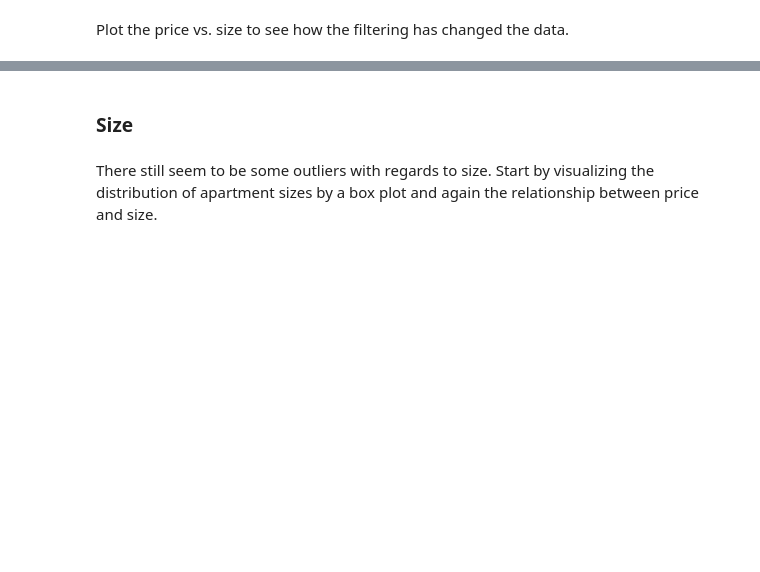
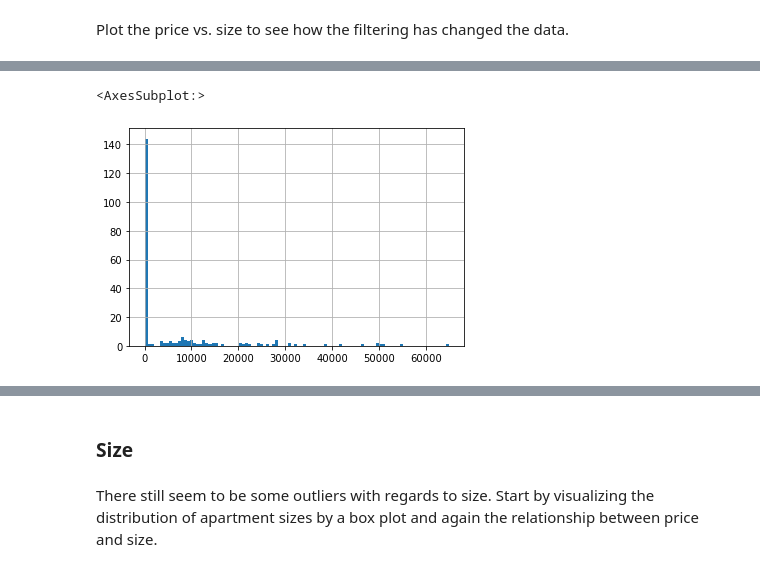
Before and after one commit to MartinJHallberg/BoligaData, a Jupyter notebook: BoligaDataPrep.ipynb, the cells around one changed output, grey strips where cells are left out. Drawn from its saved outputs; the diff is of its cells as text; code cells hidden in the pictures; blank space fills up the shorter version.

```diff
--- a/BoligaDataPrep.ipynb
+++ b/BoligaDataPrep.ipynb
@@ -235,0 +300,8 @@ sns.scatterplot(data = df,
+# %%
+# Calculate price per m2
+df['Price_m2_calc'] = round(df['Price'] / df['Size'],0).astype(int)
+df['Price_m2_diff'] = df['Price_m2_calc'] - df['Price_m2']
+
+
+# See if price per m2 is different for any observations
+df[df['Price_m2_diff'] != 0].describe()
@@ -235,0 +322,5 @@ sns.scatterplot(data = df,
+# %%
+df[(df['Price_m2_diff'] != 0) ]['Price_m2_diff'].hist(bins = 100)
+# %% [output]
+<AxesSubplot:>
+[figure, added]
```
Also changed, not shown: parts of 33 cells of this notebook.
